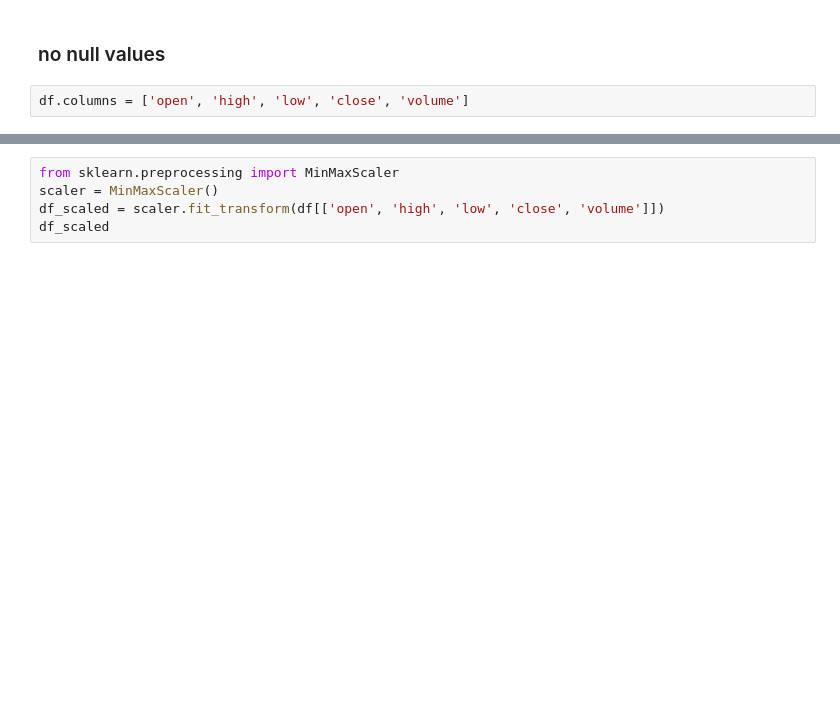
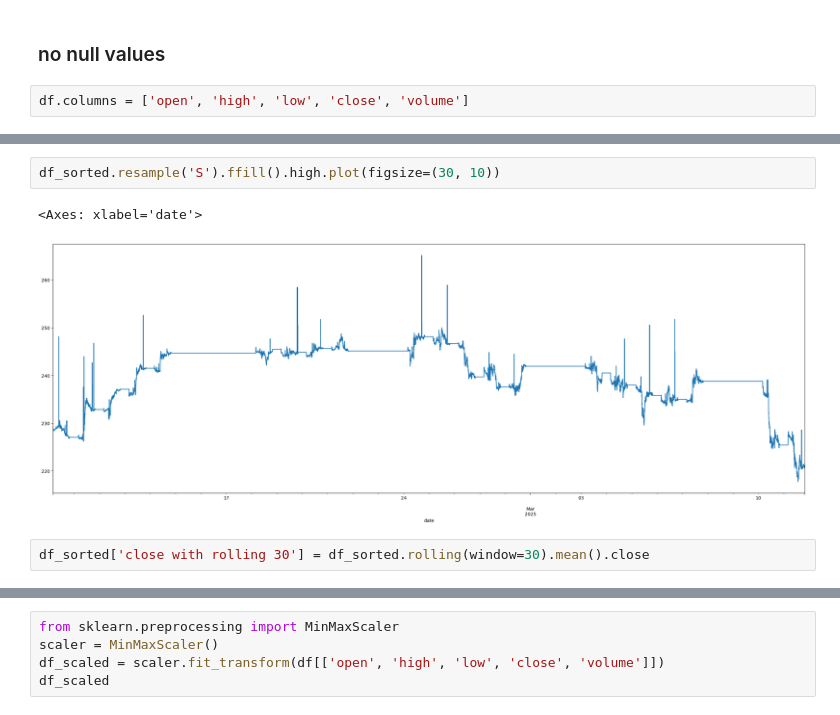
Before and after one commit to DevangVamja/Current-work, a Jupyter notebook: time series EDA.ipynb, the cells around one changed output, grey strips where cells are left out. Cells and saved outputs as stored; diff of their text form; blank space fills up the shorter version.

```diff
--- a/time series EDA.ipynb
+++ b/time series EDA.ipynb
@@ -72,0 +100,7 @@ df.columns = ['open', 'high', 'low', 'close', 'volume']
+# %%
+df_sorted.resample('S').ffill().high.plot(figsize=(30, 10))
+# %% [output]
+<Axes: xlabel='date'>
+[figure, added]
+# %%
+df_sorted['close with rolling 30'] = df_sorted.rolling(window=30).mean().close
```
Also changed, not shown: parts of 15 cells of this notebook.
